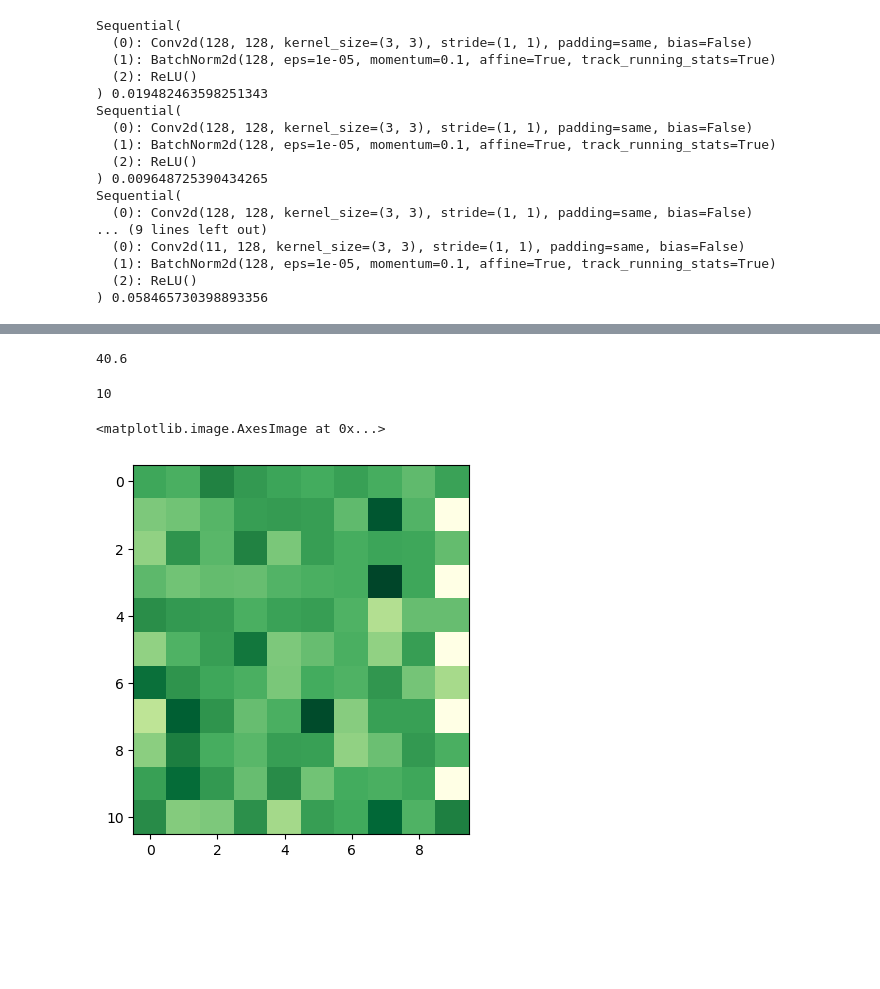
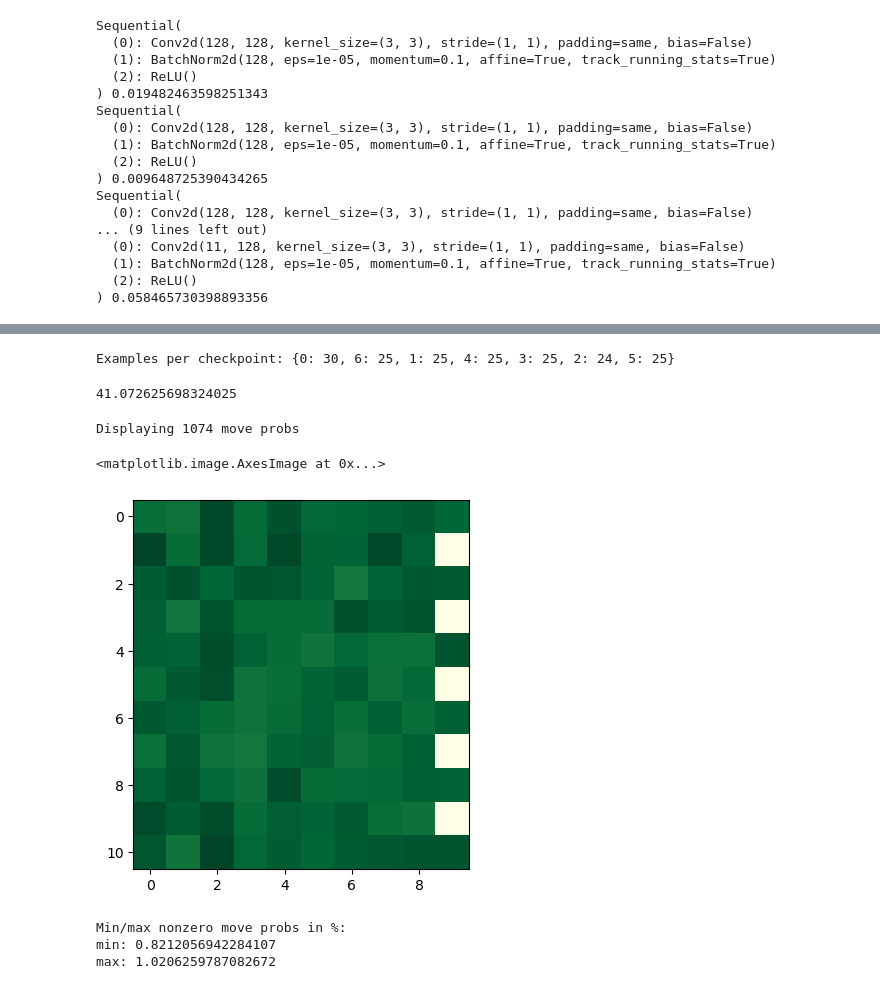
Before and after one commit to dnswlt/hexz, a Jupyter notebook: pyhexz/jupyter/ModelAnalysis.ipynb, the cells around one changed output, grey strips where cells are left out. Saved outputs shown, nothing was run; the diff lists cells and outputs as text; code cells hidden in the pictures; blank space fills up the shorter version.

```diff
--- a/pyhexz/jupyter/ModelAnalysis.ipynb
+++ b/pyhexz/jupyter/ModelAnalysis.ipynb
@@ -137,3 +120,42 @@ examples = read_examples()
+# %%
+import glob
+from collections import defaultdict
+
+def read_reqs(model="edgar"):
+    """Read all AddTrainingExamplesRequest files."""
+    result = []
+    efiles = glob.glob(f"/tmp/hexz-models/models/flagz/{model}/checkpoints/*/examples/*.gz")
+    for f in efiles:
+        r = hexz_pb2.AddTrainingExamplesRequest.FromString(gzip.open(f).read())
+        result.append(r)
+    return result
+
+def filter_ex(reqs, move=[], cp=[]):
+    """Returns a list of TrainingExample from the given AddTrainingExamplesRequest list,
+    filtered by the specified criteria.
+    """
+    cps = cp if isinstance(cp, list) else [cp]
+    moves = move if isinstance(move, list) else [move]
+    def p(r, e):
+        return (
+            (not cps or r.model_key.checkpoint in cps) and
+            (not moves or e.move.move in moves)
+        )
+    es = []
+    for r in reqs:
+        for e in r.examples:
+            if p(r, e):
+                es.append(e)
+    return es
+
+reqs = read_reqs()
+d = defaultdict(lambda: [])
+for r in reqs:
+    d[r.model_key.checkpoint].append(r)
+epc = { k: len(v) for k, v in d.items() }
+print(f"Examples per checkpoint: {epc}")
+# %% [output]
+Examples per checkpoint: {0: 30, 6: 25, 1: 25, 4: 25, 3: 25, 2: 24, 5: 25}
 # %%
 import gzip
 from pyhexz import hexz_pb2
@@ -143,5 +163,5 @@ tes = [e for es in examples.values() for e in es]
 # %%
 # Avg. number of examples per request
-sum(len(t.examples) for t in tes) / len(tes)
+sum(len(t.examples) for t in reqs) / len(reqs)
 # %% [output]
-40.6
+41.072625698324025
@@ -156,5 +168,22 @@ def filter_move(reqs, move):
+# %%
+moves=[0,1,2,3,4,5]
+checkpoints = []
+prs = [training.NumpyExample.decode(e).move_probs for e in filter_ex(reqs, move=moves, cp=checkpoints)]
+print(f"Displaying {len(prs)} move probs")
+Xs = np.array(prs)
+S = Xs.mean(axis=0)
+F = S[0]
+plt.imshow(F, cmap='YlGn', interpolation='nearest')
+# %% [output]
+Displaying 1074 move probs
+<matplotlib.image.AxesImage at 0x...>
+[figure, added]
+# %%
+Fmin = F[F.nonzero()].min()
+print(f"Min/max nonzero move probs in %:\nmin: {Fmin*100}\nmax: {F.max()*100}")
+# %% [output]
+Min/max nonzero move probs in %:
+min: 0.8212056942284107
+max: 1.0206259787082672
 # %%
-prs = [training.NumpyExample.decode(e).move_probs for e in filter_move(tes, 0)]
-len(prs)
+bs = [training.NumpyExample.decode(e).board for e in filter_ex(reqs, move=moves, cp=checkpoints)]
-# %% [output]
-10
@@ -163,7 +189,0 @@ Xs = np.array(prs)
-# %%
-S = Xs.mean(axis=0)
-
-plt.imshow(S[0], cmap='YlGn', interpolation='nearest')
-# %% [output]
-<matplotlib.image.AxesImage at 0x...>
-[figure, removed]
```
Also changed, not shown: parts of 11 cells of this notebook, 2 other files.
